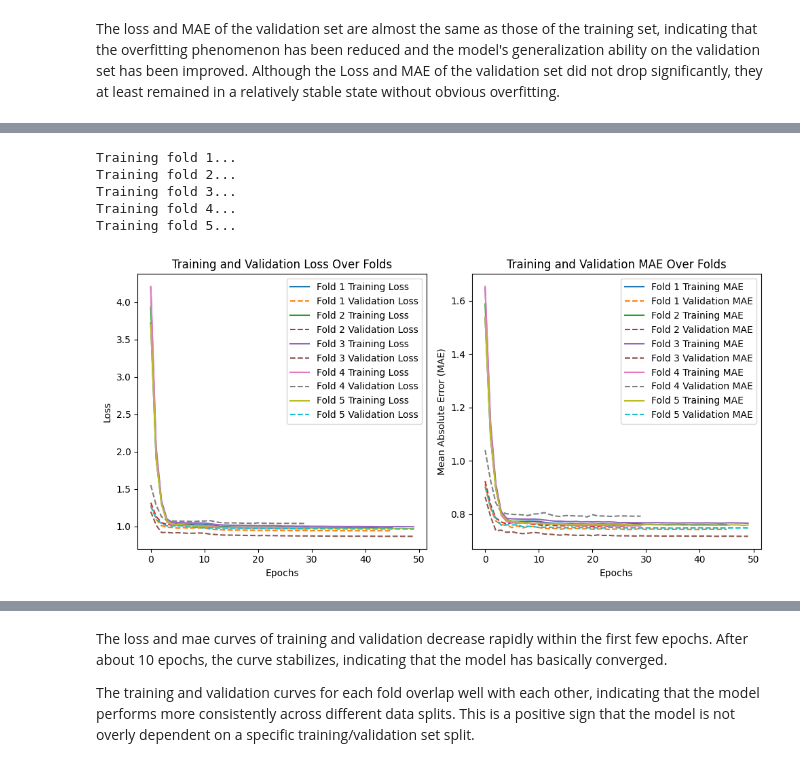
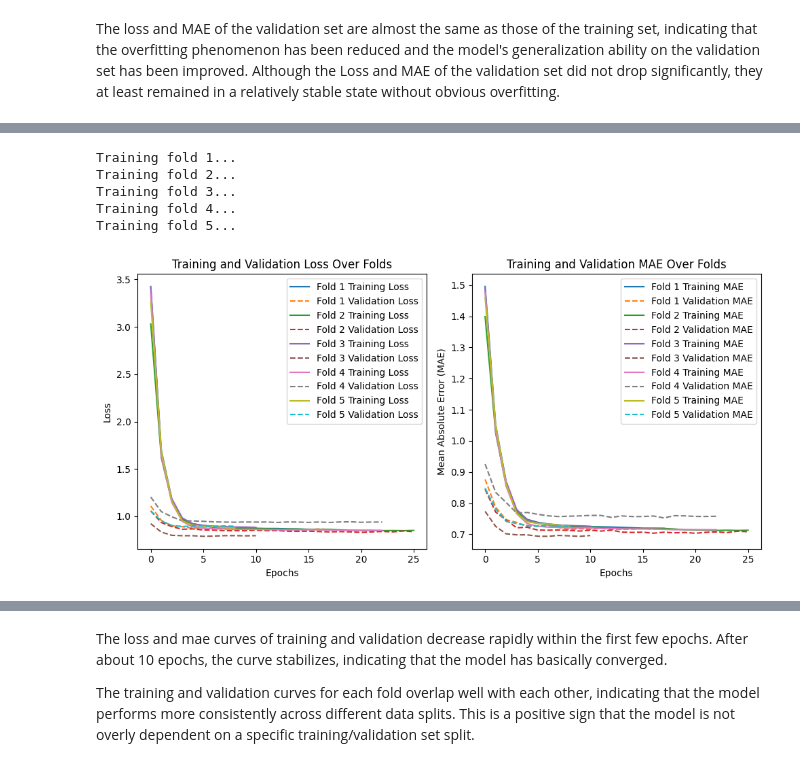
Before and after one commit to Charlottecool/Neural-Network-and-NLP-Based-Movie-Recommendation-System, a Jupyter notebook: Neural Network and NLP-Based Movie Recommendation System.ipynb, the cells around one changed output, grey strips where cells are left out. Saved outputs shown, nothing was run; the diff lists cells and outputs as text; code cells hidden in the pictures.

```diff
--- a/Neural Network and NLP-Based Movie Recommendation System.ipynb
+++ b/Neural Network and NLP-Based Movie Recommendation System.ipynb
@@ -2093,22 +1392,0 @@ However, the model's loss curve fluctuates significantly, indicating that the mo
-# %%
-# increase epochs and add dropout rate
-dense_1 = Dense(128, activation='relu', kernel_regularizer=regularizers.l2(0.001))(merged)
-dropout_1 = Dropout(0.9)(dense_1)
-dense_2 = Dense(64, activation='relu', kernel_regularizer=regularizers.l2(0.001))(dropout_1)
-dropout_2 = Dropout(0.9)(dense_2)
-reduce_lr = ReduceLROnPlateau(monitor='val_loss', factor=0.2, patience=3, min_lr=1e-6)
-model.compile(optimizer=Adam(learning_rate=0.0005), loss='mean_squared_error', metrics=['mae'])
-history = model.fit(
-    [X_train_genre, X_train_tag],
-    y_train,
-    epochs=50,
-    batch_size=32,
-    validation_data=([X_val_genre, X_val_tag], y_val),
-    callbacks=[early_stopping, reduce_lr],
-    verbose=0
-)
-train_loss, train_mae = model.evaluate([X_train_genre, X_train_tag], y_train, verbose=0)
-print(f"Training Loss: {train_loss:.4f}, Training MAE: {train_mae:.4f}")
-val_loss, val_mae = model.evaluate([X_val_genre, X_val_tag], y_val, verbose=0)
-print(f"Validation Loss: {val_loss:.4f}, Validation MAE: {val_mae:.4f}")
-plot_history(history)
@@ -2151,11 +1422,10 @@ for train_index, val_index in kf.split(genres_encoded, tags_tfidf_matrix.toarray
 
     # Merge the two input branches
     merged = Concatenate(name='merged_layer')([genre_input, tag_input])
-
-    dense_1 = Dense(128, activation='relu', kernel_regularizer=regularizers.l2(0.001))(merged)
-    dropout_1 = Dropout(0.9)(dense_1)
-    dense_2 = Dense(64, activation='relu', kernel_regularizer=regularizers.l2(0.001))(dropout_1)
-    dropout_2 = Dropout(0.9)(dense_2)
+    dense_1 = Dense(32, activation='relu')(merged)
+    dropout_1 = Dropout(0.6)(dense_1)
+    dense_2 = Dense(16, activation='relu')(dropout_1)
+    dropout_2 = Dropout(0.6)(dense_2)
     nn_output = Dense(1, activation='linear', name='nn_output')(dropout_2)
 
     model = Model(inputs=[genre_input, tag_input], outputs=nn_output)
@@ -2164,7 +1434,6 @@ for train_index, val_index in kf.split(genres_encoded, tags_tfidf_matrix.toarray
     model.compile(optimizer=Adam(learning_rate=0.0005), loss='mean_squared_error', metrics=['mae'])
 
     # Callbacks
-    reduce_lr = ReduceLROnPlateau(monitor='val_loss', factor=0.2, patience=3, min_lr=1e-6)
     early_stopping = EarlyStopping(monitor='val_loss', patience=5, restore_best_weights=True)
 
     # Train the model for this fold
@@ -2174,7 +1443,7 @@ for train_index, val_index in kf.split(genres_encoded, tags_tfidf_matrix.toarray
         epochs=50,
         batch_size=32,
         validation_data=([X_val_genre, X_val_tag], y_val_fold),
-        callbacks=[early_stopping, reduce_lr],
+        callbacks=[early_stopping],
         verbose=0
     )
 
@@ -2197,31 +1466,31 @@ plt.figure(figsize=(10, 5))
 plt.subplot(1, 2, 1)
 for i in range(5):
     plt.plot(train_loss_history[i], label=f'Fold {i+1} Training Loss')
     plt.plot(val_loss_history[i], label=f'Fold {i+1} Validation Loss', linestyle='dashed')
 plt.title('Training and Validation Loss Over Folds')
 plt.xlabel('Epochs')
 plt.ylabel('Loss')
 plt.legend()
 
 plt.subplot(1, 2, 2)
 for i in range(5):
     plt.plot(train_mae_history[i], label=f'Fold {i+1} Training MAE')
     plt.plot(val_mae_history[i], label=f'Fold {i+1} Validation MAE', linestyle='dashed')
 plt.title('Training and Validation MAE Over Folds')
 plt.xlabel('Epochs')
 plt.ylabel('Mean Absolute Error (MAE)')
 plt.legend()
 
 plt.tight_layout()
 plt.show()
 
 # Print average validation loss and MAE across all folds
 print(f'Average Validation Loss: {np.mean(val_losses)}')
 print(f'Average Validation MAE: {np.mean(val_maes)}')
 # %% [output]
 Training fold 1...
 Training fold 2...
 Training fold 3...
 Training fold 4...
 Training fold 5...
-[figure, old version]
+[figure, new version]
```
Also changed, not shown: parts of 58 cells of this notebook.
